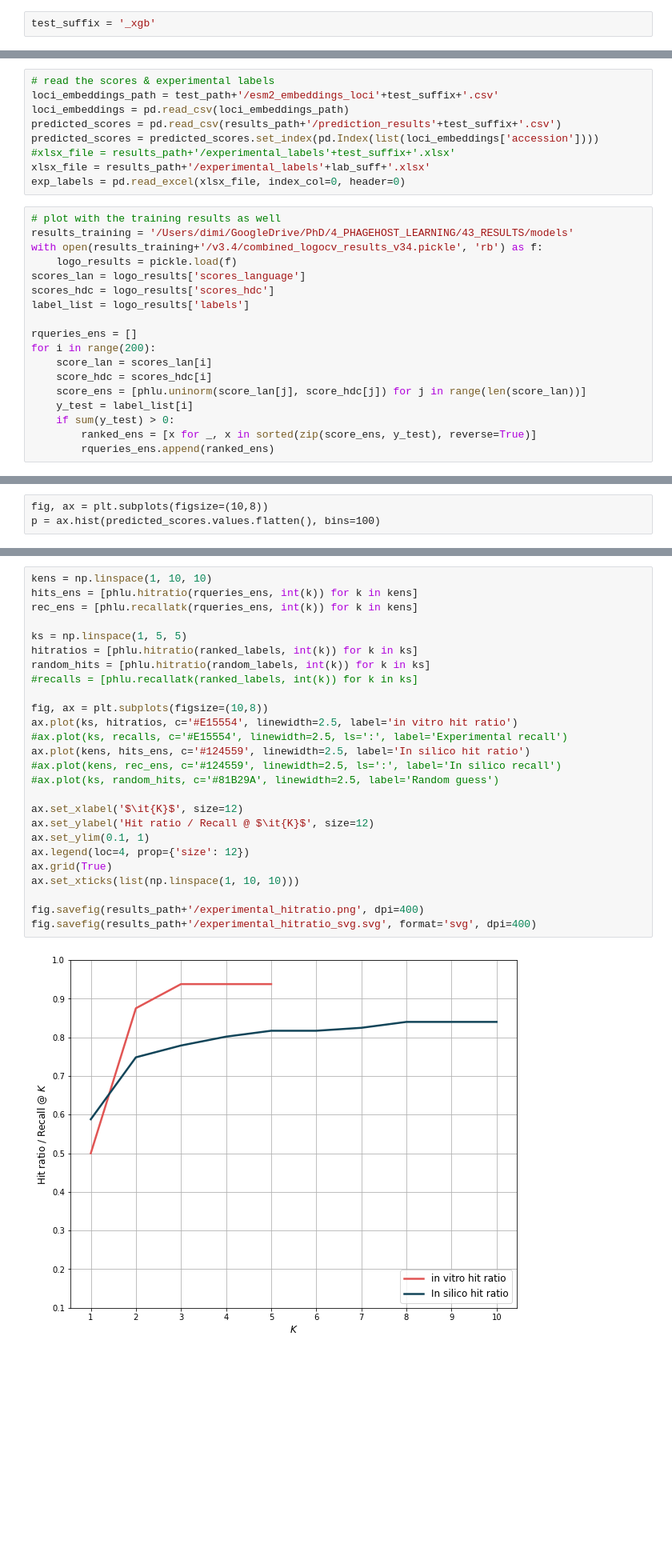
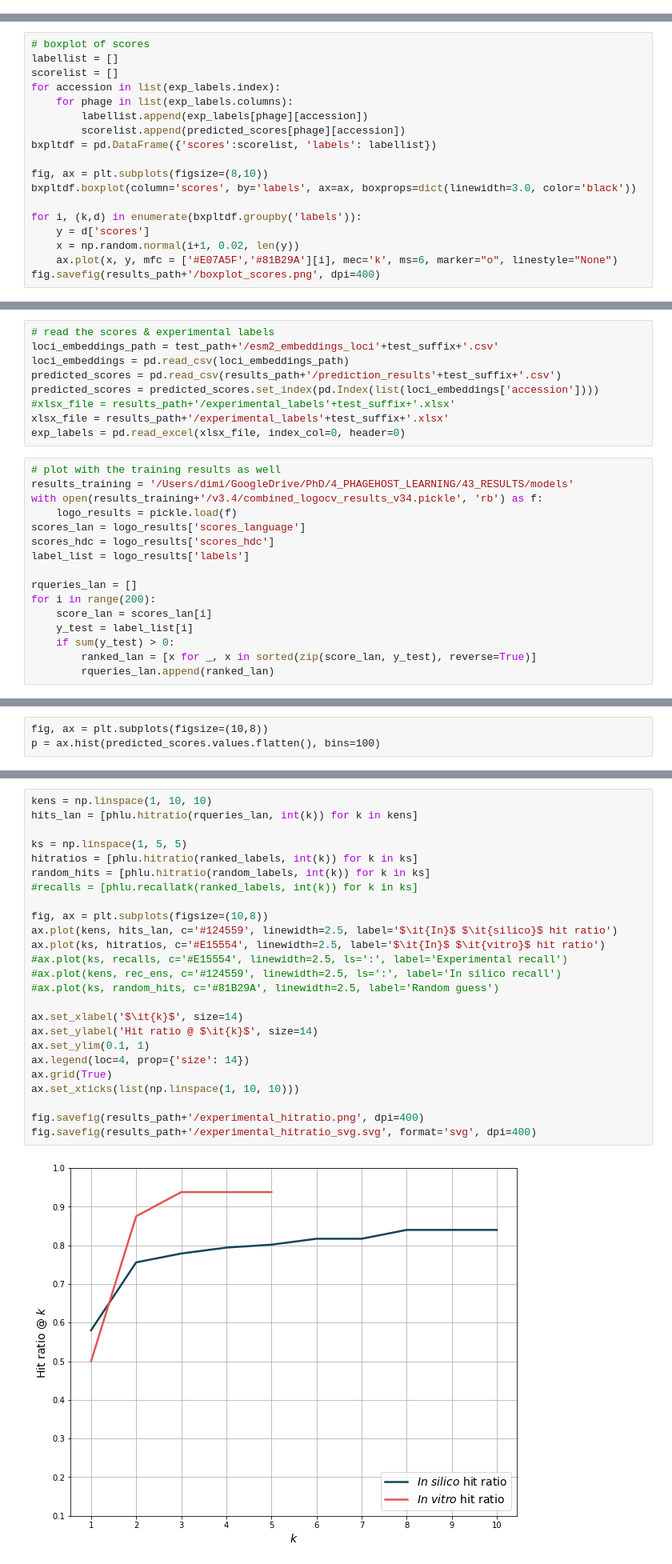
Before and after one commit to dimiboeckaerts/PhageHostLearn, a Jupyter notebook: code/phagehostlearn_inference.ipynb, the cells around one changed output, grey strips where cells are left out. Shown at 80% size. Drawn from its saved outputs; the diff is of its cells as text; blank space fills up the shorter version.

```diff
--- a/code/phagehostlearn_inference.ipynb
+++ b/code/phagehostlearn_inference.ipynb
@@ -146,8 +146,6 @@ scores_rf = rf.predict_proba(features_hdc)[:,1]
 scores = np.asarray([phlu.uninorm(scores_rf[j], scores_xgb[j]) for j in range(len(scores_xgb))])
 # %% [markdown]
 #### 4.2 Save predictions as a matrix and ranked list
-# %%
-test_suffix = '_xgb'
 # %%
 # save prediction scores in an interaction matrix
 groups_bact = np.asarray(groups_bact)
@@ -186,0 +205,18 @@ lab_suff = '_3'
+# %%
+# boxplot of scores
+labellist = []
+scorelist = []
+for accession in list(exp_labels.index):
+    for phage in list(exp_labels.columns):
+        labellist.append(exp_labels[phage][accession])
+        scorelist.append(predicted_scores[phage][accession])
+bxpltdf = pd.DataFrame({'scores':scorelist, 'labels': labellist})
+
+fig, ax = plt.subplots(figsize=(8,10))
+bxpltdf.boxplot(column='scores', by='labels', ax=ax, boxprops=dict(linewidth=3.0, color='black'))
+
+for i, (k,d) in enumerate(bxpltdf.groupby('labels')):
+    y = d['scores']
+    x = np.random.normal(i+1, 0.02, len(y))
+    ax.plot(x, y, mfc = ['#E07A5F','#81B29A'][i], mec='k', ms=6, marker="o", linestyle="None")
+fig.savefig(results_path+'/boxplot_scores.png', dpi=400)
@@ -191,7 +245,7 @@ loci_embeddings = pd.read_csv(loci_embeddings_path)
 predicted_scores = pd.read_csv(results_path+'/prediction_results'+test_suffix+'.csv')
 predicted_scores = predicted_scores.set_index(pd.Index(list(loci_embeddings['accession'])))
 #xlsx_file = results_path+'/experimental_labels'+test_suffix+'.xlsx'
-xlsx_file = results_path+'/experimental_labels'+lab_suff+'.xlsx'
+xlsx_file = results_path+'/experimental_labels'+test_suffix+'.xlsx'
 exp_labels = pd.read_excel(xlsx_file, index_col=0, header=0)
 # %%
 # plot with the training results as well
@@ -202,15 +256,13 @@ scores_lan = logo_results['scores_language']
 scores_hdc = logo_results['scores_hdc']
 label_list = logo_results['labels']
 
-rqueries_ens = []
+rqueries_lan = []
 for i in range(200):
     score_lan = scores_lan[i]
-    score_hdc = scores_hdc[i]
-    score_ens = [phlu.uninorm(score_lan[j], score_hdc[j]) for j in range(len(score_lan))]
     y_test = label_list[i]
     if sum(y_test) > 0:
-        ranked_ens = [x for _, x in sorted(zip(score_ens, y_test), reverse=True)]
-        rqueries_ens.append(ranked_ens)
+        ranked_lan = [x for _, x in sorted(zip(score_lan, y_test), reverse=True)]
+        rqueries_lan.append(ranked_lan)
 # %%
 # results, ROC AUC
 scores_ens = []
@@ -288,29 +332,28 @@ ax.grid(True)
 #fig.savefig(results_path+'/v3.4/logocv_hitratio_svg.svg', format='svg', dpi=400)
 # %%
 kens = np.linspace(1, 10, 10)
-hits_ens = [phlu.hitratio(rqueries_ens, int(k)) for k in kens]
-rec_ens = [phlu.recallatk(rqueries_ens, int(k)) for k in kens]
+hits_lan = [phlu.hitratio(rqueries_lan, int(k)) for k in kens]
 
 ks = np.linspace(1, 5, 5)
 hitratios = [phlu.hitratio(ranked_labels, int(k)) for k in ks]
 random_hits = [phlu.hitratio(random_labels, int(k)) for k in ks]
 #recalls = [phlu.recallatk(ranked_labels, int(k)) for k in ks]
 
 fig, ax = plt.subplots(figsize=(10,8))
-ax.plot(ks, hitratios, c='#E15554', linewidth=2.5, label='in vitro hit ratio')
+ax.plot(kens, hits_lan, c='#124559', linewidth=2.5, label='$\it{In}$ $\it{silico}$ hit ratio')
+ax.plot(ks, hitratios, c='#E15554', linewidth=2.5, label='$\it{In}$ $\it{vitro}$ hit ratio')
 #ax.plot(ks, recalls, c='#E15554', linewidth=2.5, ls=':', label='Experimental recall')
-ax.plot(kens, hits_ens, c='#124559', linewidth=2.5, label='In silico hit ratio')
 #ax.plot(kens, rec_ens, c='#124559', linewidth=2.5, ls=':', label='In silico recall')
 #ax.plot(ks, random_hits, c='#81B29A', linewidth=2.5, label='Random guess')
 
-ax.set_xlabel('$\it{K}$', size=12)
-ax.set_ylabel('Hit ratio / Recall @ $\it{K}$', size=12)
+ax.set_xlabel('$\it{k}$', size=14)
+ax.set_ylabel('Hit ratio @ $\it{k}$', size=14)
 ax.set_ylim(0.1, 1)
-ax.legend(loc=4, prop={'size': 12})
+ax.legend(loc=4, prop={'size': 14})
 ax.grid(True)
 ax.set_xticks(list(np.linspace(1, 10, 10)))
 
 fig.savefig(results_path+'/experimental_hitratio.png', dpi=400)
 fig.savefig(results_path+'/experimental_hitratio_svg.svg', format='svg', dpi=400)
 # %% [output]
-[figure, old version]
+[figure, new version]
```
Also changed, not shown: parts of 8 cells of this notebook, 7 other files.
